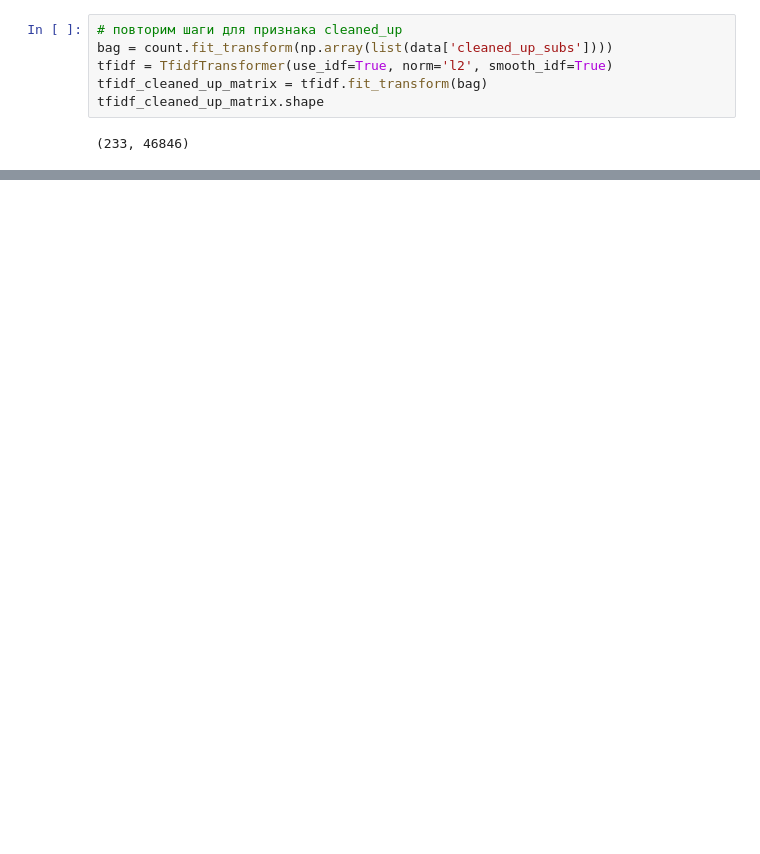
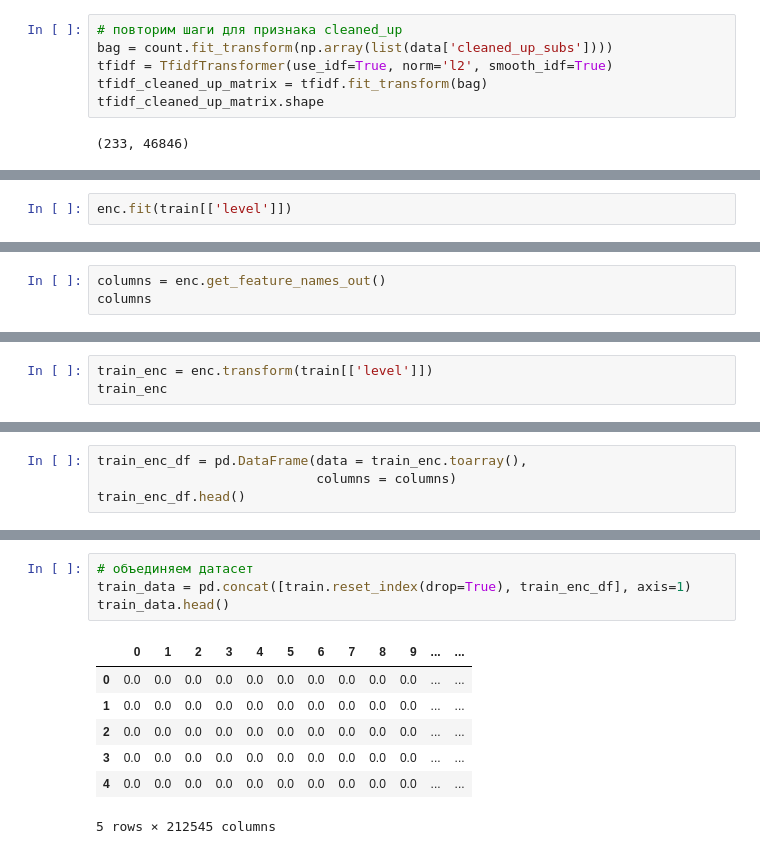
Before and after one commit to AV-BOLT/Masterskaya_2, a Jupyter notebook: Notebooks/determine_langlevel_by_subs.ipynb, the cells around one changed output, grey strips where cells are left out. Drawn from its saved outputs; the diff is of its cells as text; blank space fills up the shorter version.

```diff
--- a/Notebooks/determine_langlevel_by_subs.ipynb
+++ b/Notebooks/determine_langlevel_by_subs.ipynb
@@ -619,0 +703,2 @@ data.head()
+# %%
+enc.fit(train[['level']])
@@ -619,0 +707,3 @@ data.head()
+# %%
+columns = enc.get_feature_names_out()
+columns
@@ -619,0 +712,3 @@ data.head()
+# %%
+train_enc = enc.transform(train[['level']])
+train_enc
@@ -619,0 +718,4 @@ data.head()
+# %%
+train_enc_df = pd.DataFrame(data = train_enc.toarray(),
+                            columns = columns)
+train_enc_df.head()
@@ -619,0 +738,12 @@ data.head()
+# %%
+# объединяем датасет
+train_data = pd.concat([train.reset_index(drop=True), train_enc_df], axis=1)
+train_data.head()
+# %% [output]
+|  | 0 | 1 | 2 | 3 | 4 | 5 | 6 | 7 | 8 | 9 | ... | ... |
+| 0 | 0.0 | 0.0 | 0.0 | 0.0 | 0.0 | 0.0 | 0.0 | 0.0 | 0.0 | 0.0 | ... | ... |
+| 1 | 0.0 | 0.0 | 0.0 | 0.0 | 0.0 | 0.0 | 0.0 | 0.0 | 0.0 | 0.0 | ... | ... |
+| 2 | 0.0 | 0.0 | 0.0 | 0.0 | 0.0 | 0.0 | 0.0 | 0.0 | 0.0 | 0.0 | ... | ... |
+| 3 | 0.0 | 0.0 | 0.0 | 0.0 | 0.0 | 0.0 | 0.0 | 0.0 | 0.0 | 0.0 | ... | ... |
+| 4 | 0.0 | 0.0 | 0.0 | 0.0 | 0.0 | 0.0 | 0.0 | 0.0 | 0.0 | 0.0 | ... | ... |
+5 rows × 212545 columns
```
Also changed, not shown: parts of 32 cells of this notebook.
